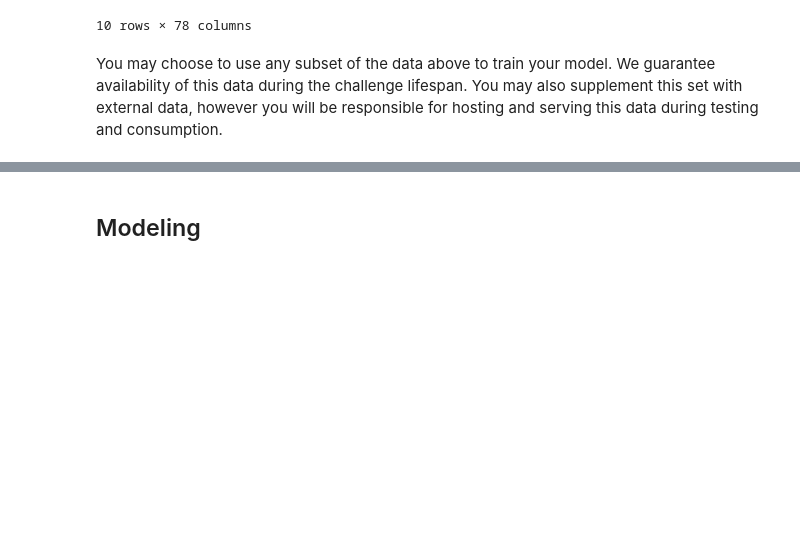
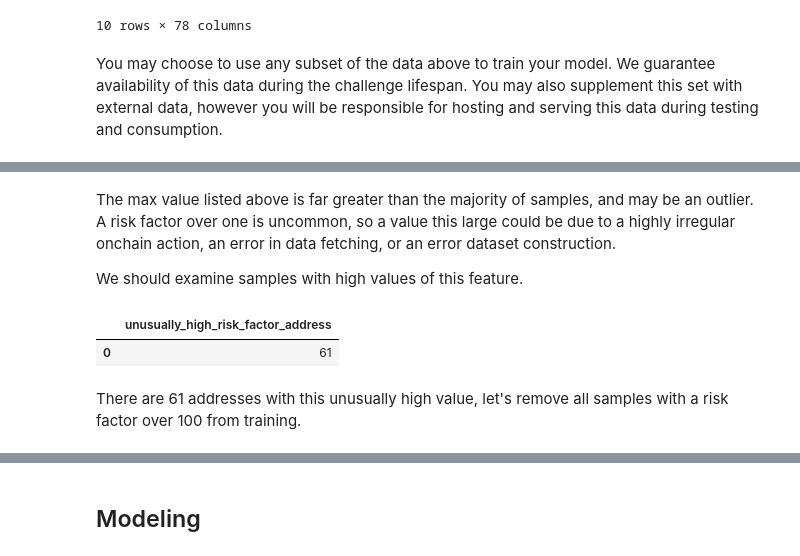
Before and after one commit to Spectral-Finance/challenge-1-modeler-starter-kit, a Jupyter notebook: modeler_starter_kit.ipynb, the cells around one changed output, grey strips where cells are left out. Cells and saved outputs as stored; diff of their text form; code cells hidden in the pictures; blank space fills up the shorter version.

```diff
--- a/modeler_starter_kit.ipynb
+++ b/modeler_starter_kit.ipynb
@@ -53,0 +70,14 @@ You may use any tools you wish to explore the data and generate features. As an
+# %% [markdown]
+The max value listed above is far greater than the majority of samples, and may be an outlier. A risk factor over one is uncommon, so a value this large could be due to a highly irregular onchain action, an error in data fetching, or an error dataset construction.
+
+We should examine samples with high values of this feature.
+# %%
+duckdb.query((f"""
+select count(distinct(wallet_address)) as unusually_high_risk_factor_address from '{'0xB79CDBC5Cd94a807CC5cc761e3eF4A6B9baC8939_training_data.parquet'}'
+where max_risk_factor > 100
+""")).df()
+# %% [output]
+|  | unusually_high_risk_factor_address |
+| 0 | 61 |
+# %% [markdown]
+There are 61 addresses with this unusually high value, let's remove all samples with a risk factor over 100 from training.
```
Also changed, not shown: parts of 9 cells of this notebook.
